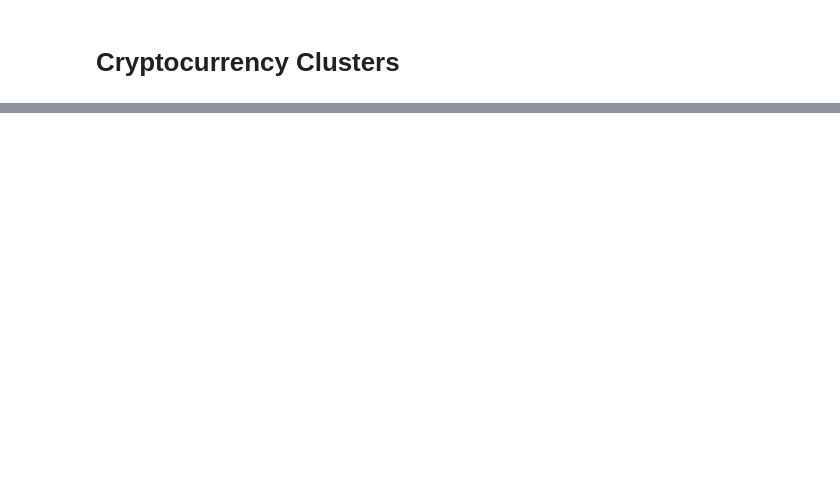
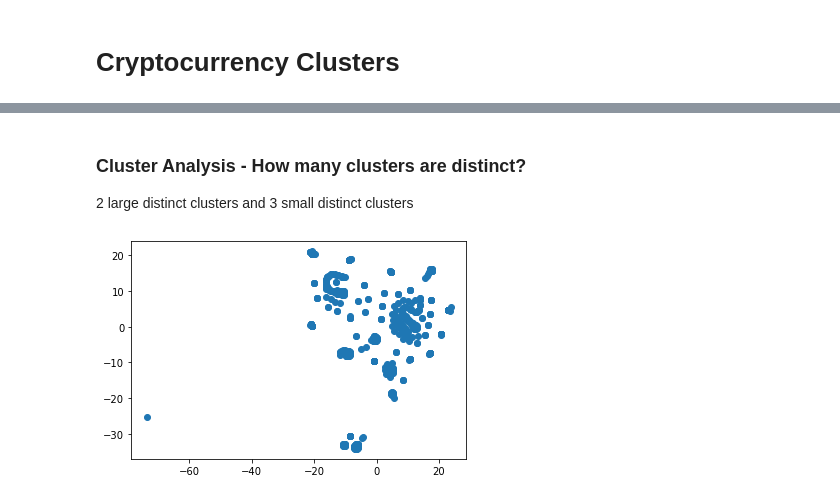
Before and after one commit to rb25s13/comparing-cryptos, a Jupyter notebook: crypto_clusters.ipynb, the cells around one changed output, grey strips where cells are left out. Cells and saved outputs as stored; diff of their text form; code cells hidden in the pictures; blank space fills up the shorter version.

Commit message:
plots and analysis

```diff
--- a/crypto_clusters.ipynb
+++ b/crypto_clusters.ipynb
@@ -64,0 +52,5 @@ crypto_dummies
+# %%
+scaler = StandardScaler()
+scaled = scaler.fit_transform(crypto_dummies)
+scaled_df = pd.DataFrame(scaled)
+scaled_df.head()
@@ -64,0 +68,6 @@ crypto_dummies
+# %%
+pca = PCA(n_components=0.9)
+
+crypto_sd_pca = pca.fit_transform(scaled_df)
+crypto_sd_pca = pd.DataFrame(crypto_sd_pca)
+crypto_sd_pca.head()
@@ -64,0 +82,4 @@ crypto_dummies
+# %%
+tsne = TSNE(learning_rate=100)
+tsne_feat = tsne.fit_transform(crypto_sd_pca)
+tsne_feat
@@ -64,0 +94,8 @@ crypto_dummies
+# %% [markdown]
+### Cluster Analysis - How many clusters are distinct?
+2 large distinct clusters and 3 small distinct clusters
+# %%
+plt.scatter(tsne_feat[:,0], tsne_feat[:,1])
+plt.show()
+# %% [output]
+[figure, added]
```
Also changed, not shown: parts of 16 cells of this notebook.
